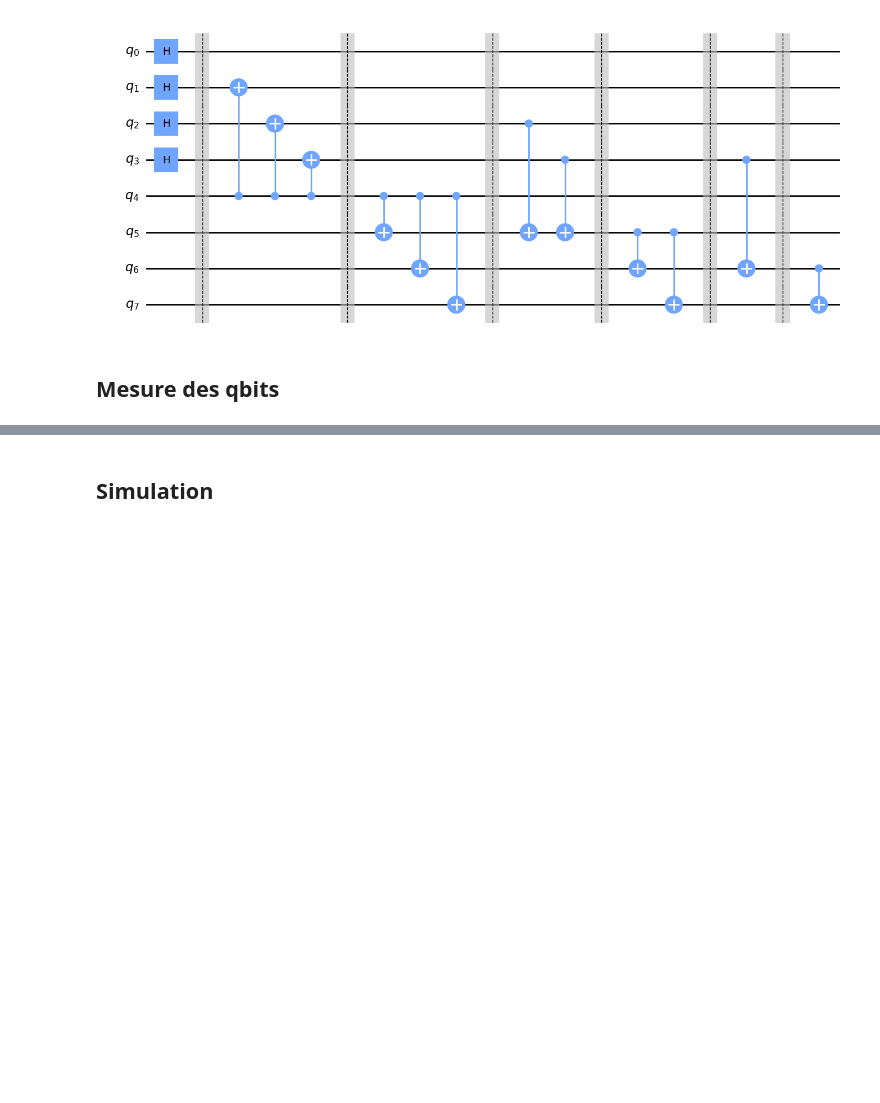
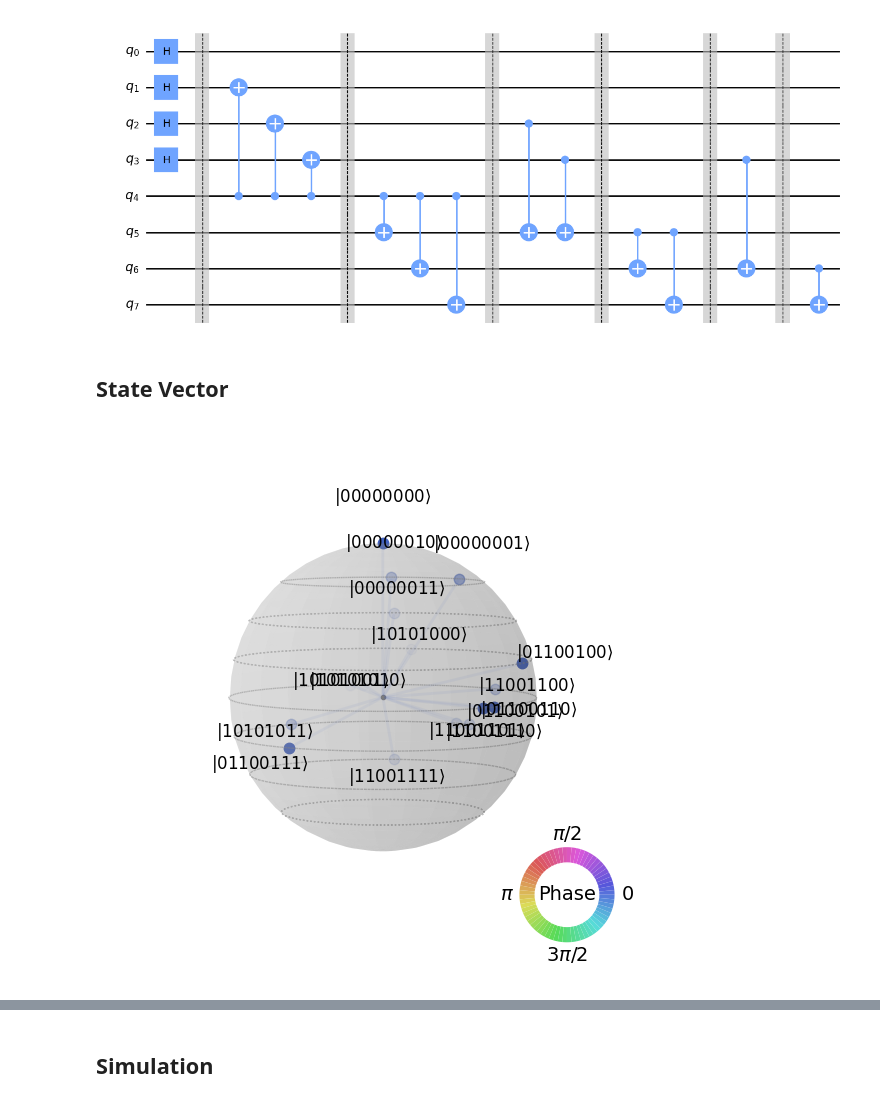
Before and after one commit to Florent-COMPAGNONI/quantum, a Jupyter notebook: les_quatre_chevelures.ipynb, the cells around one changed output, grey strips where cells are left out. Cells and saved outputs as stored; diff of their text form; code cells hidden in the pictures; blank space fills up the shorter version.

```diff
--- a/les_quatre_chevelures.ipynb
+++ b/les_quatre_chevelures.ipynb
@@ -90,5 +90,3 @@ circ.cx(6, 7)
 circ.draw("mpl", style="clifford")
 # %% [output]
 [figure]
-# %% [markdown]
-## Mesure des qbits
@@ -96,0 +93,12 @@ circ.measure_all()
+# %% [markdown]
+## State Vector
+# %%
+statevector_backend = Aer.get_backend('statevector_simulator')
+statevector_job = statevector_backend.run(circ)
+statevector_result = statevector_job.result()
+statevector_outputstate = statevector_result.get_statevector(circ, decimals = 8)
+statevector_counts = statevector_result.get_counts()
+# %%
+plot_state_qsphere(statevector_outputstate)
+# %% [output]
+[figure, added]
```
Also changed, not shown: parts of 7 cells of this notebook, 1 other file.
